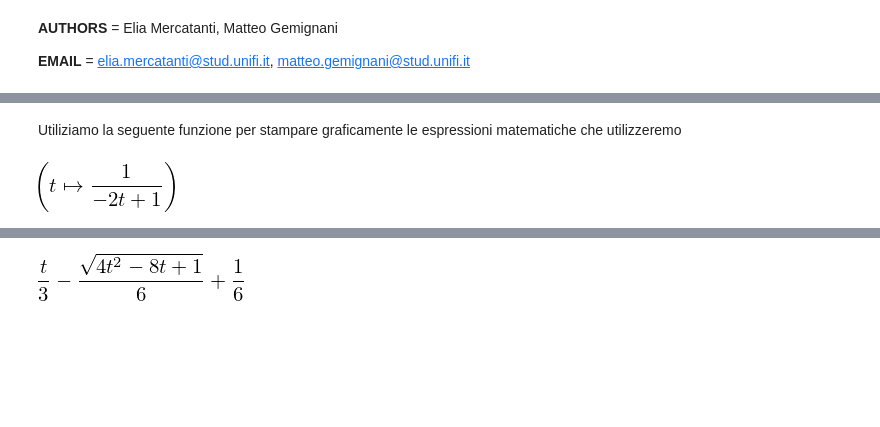
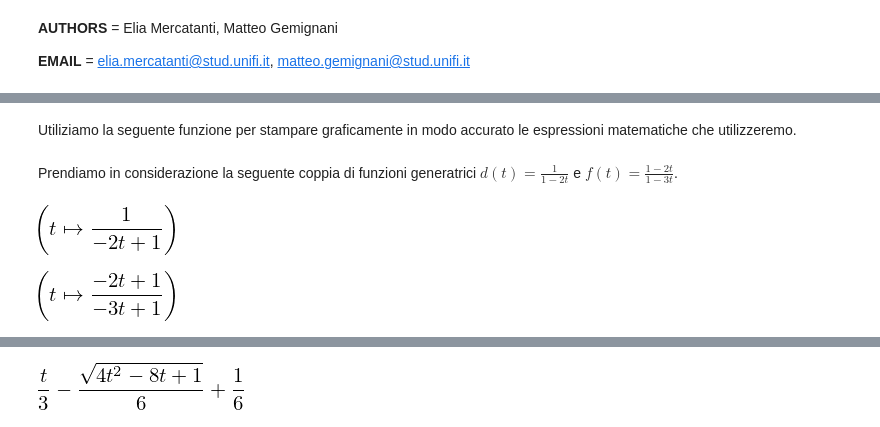
Before and after one commit to elia-mercatanti/aads-project, a Jupyter notebook: Central Coefficients of Riordan Matrices.ipynb, the cells around one changed output, grey strips where cells are left out. Drawn from its saved outputs; the diff is of its cells as text; code cells hidden in the pictures; blank space fills up the shorter version.

```diff
--- a/Central Coefficients of Riordan Matrices.ipynb
+++ b/Central Coefficients of Riordan Matrices.ipynb
@@ -38,4 +65,4 @@ from sympy import init_printing
 # %% [markdown]
-Utiliziamo la seguente funzione per stampare graficamente le espressioni matematiche che utilizzeremo
+Utiliziamo la seguente funzione per stampare graficamente in modo accurato le espressioni matematiche che utilizzeremo.
 # %%
 init_printing()
@@ -49 +69,3 @@ from sympy import *
+# %% [markdown]
+Prendiamo in considerazione la seguente coppia di funzioni generatrici $d(t)=\frac{1}{1-2t}$ e $f(t)=\frac{1-2t}{1-3t}$.
 # %%
@@ -52,4 +74,7 @@ d
 # %% [output]
 [figure]
 # %%
-f = Lambda([t], (1-2*t)/(1-3*t))
+f = Lambda(t, (1-2*t)/(1-3*t))
+f
+# %% [output]
+[figure, added]
```
Also changed, not shown: parts of 29 cells of this notebook.
